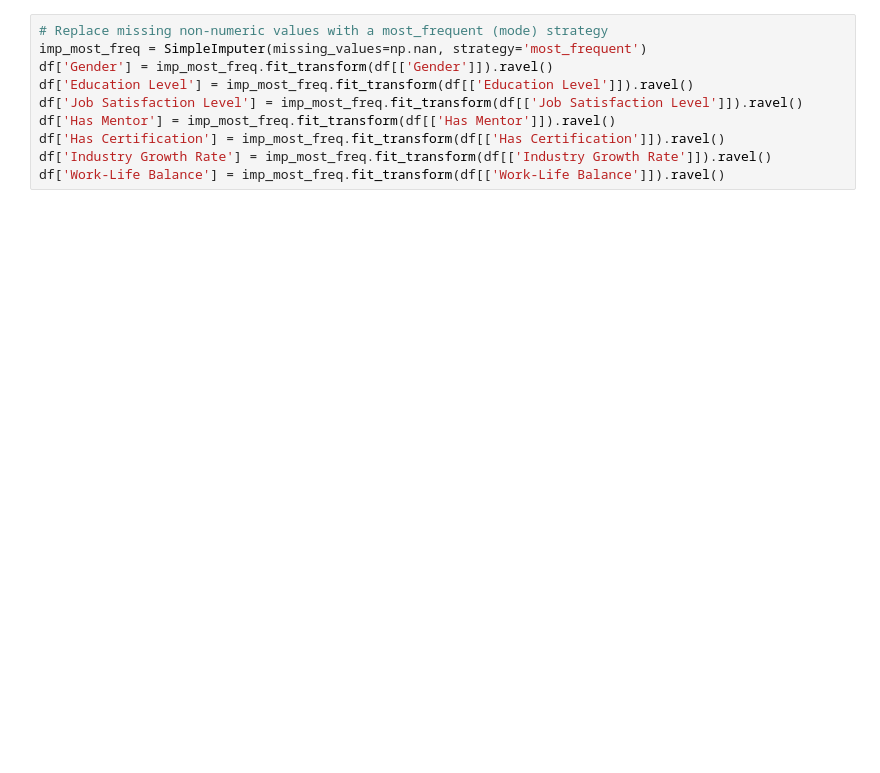
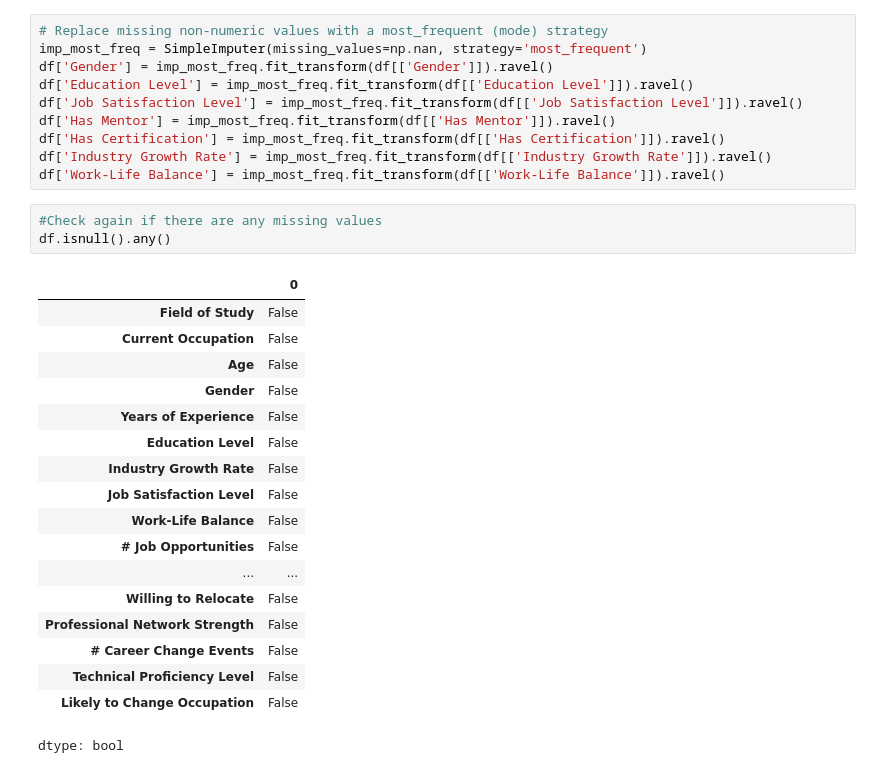
Before and after one commit to Natalie-Bojorquez/CIS3920Group4, a Jupyter notebook: CIS3920_Group4.ipynb, the cells around one changed output. Cells and saved outputs as stored; diff of their text form; blank space fills up the shorter version.

```diff
--- a/CIS3920_Group4.ipynb
+++ b/CIS3920_Group4.ipynb
@@ -345,3 +344,25 @@ df['Has Mentor'] = imp_most_freq.fit_transform(df[['Has Mentor']]).ravel()
 df['Has Certification'] = imp_most_freq.fit_transform(df[['Has Certification']]).ravel()
 df['Industry Growth Rate'] = imp_most_freq.fit_transform(df[['Industry Growth Rate']]).ravel()
 df['Work-Life Balance'] = imp_most_freq.fit_transform(df[['Work-Life Balance']]).ravel()
+# %%
+#Check again if there are any missing values
+df.isnull().any()
+# %% [output]
+|  | 0 |
+| Field of Study | False |
+| Current Occupation | False |
+| Age | False |
+| Gender | False |
+| Years of Experience | False |
+| Education Level | False |
+| Industry Growth Rate | False |
+| Job Satisfaction Level | False |
+| Work-Life Balance | False |
+| # Job Opportunities | False |
+| ... | ... |
+| Willing to Relocate | False |
+| Professional Network Strength | False |
+| # Career Change Events | False |
+| Technical Proficiency Level | False |
+| Likely to Change Occupation | False |
+dtype: bool
```
Also changed, not shown: parts of 31 cells of this notebook.
